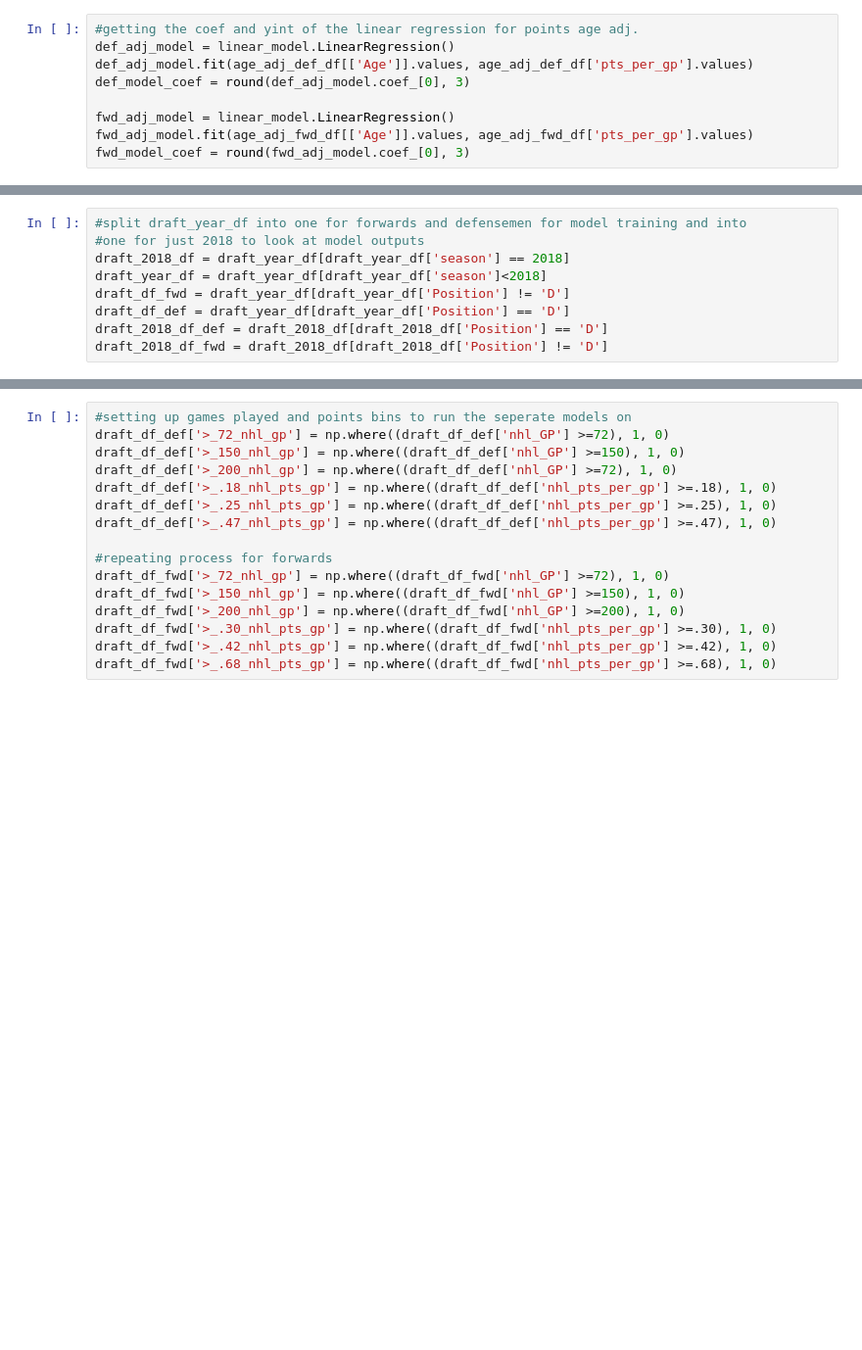
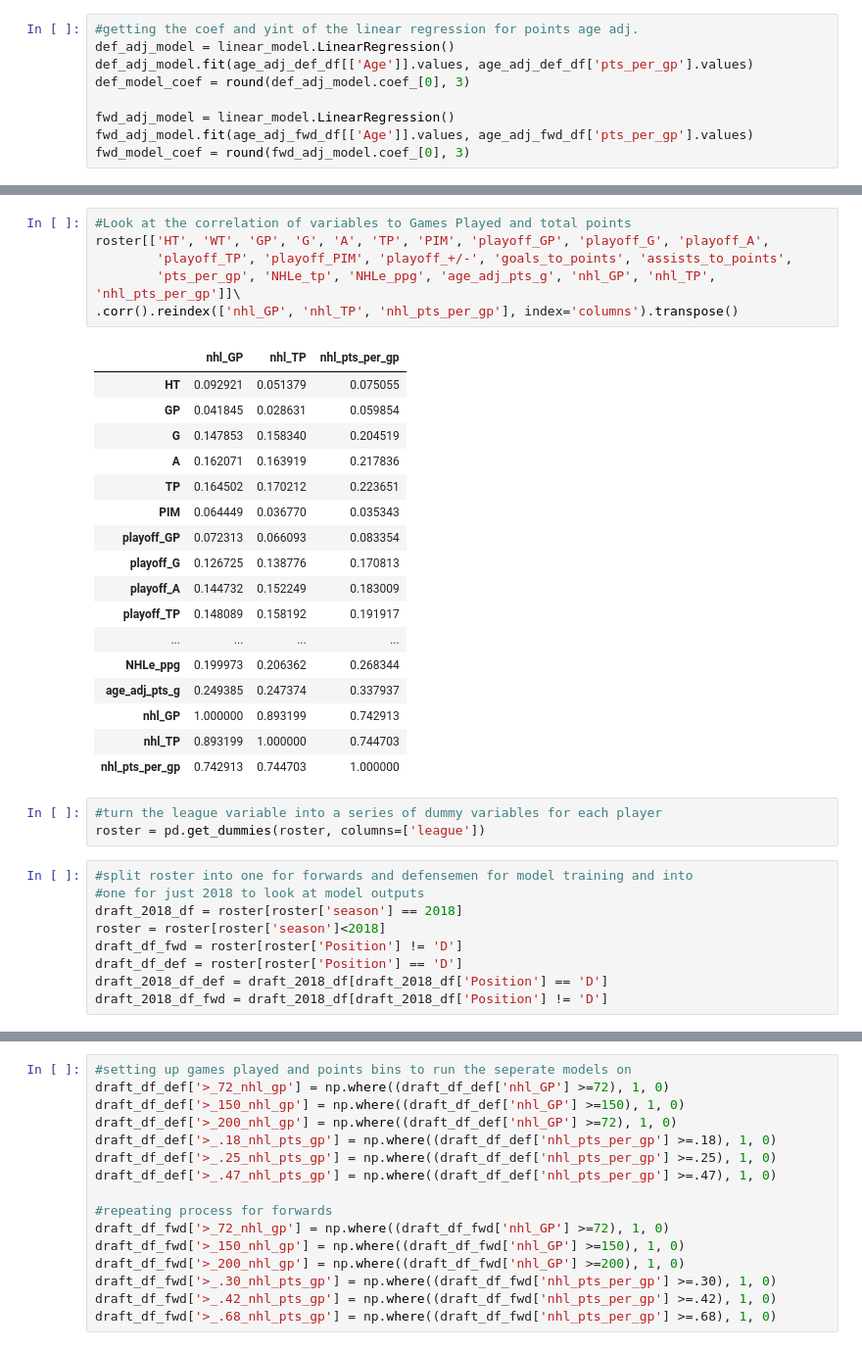
Before and after one commit to Schmoegurt/prospectmodel, a Jupyter notebook: Prospect Model.ipynb, the cells around one changed output, grey strips where cells are left out. Shown: that part at 98% size. Saved outputs shown, nothing was run; the diff lists cells and outputs as text; blank space fills up the shorter version.

```diff
--- a/Prospect Model.ipynb
+++ b/Prospect Model.ipynb
@@ -124,10 +130,37 @@ draft_year_df['nhl_pts_per_gp'] = draft_year_df['nhl_pts_per_gp'].fillna(value=0
+# %%
+#Look at the correlation of variables to Games Played and total points
+roster[['HT', 'WT', 'GP', 'G', 'A', 'TP', 'PIM', 'playoff_GP', 'playoff_G', 'playoff_A',
+        'playoff_TP', 'playoff_PIM', 'playoff_+/-', 'goals_to_points', 'assists_to_points',
+        'pts_per_gp', 'NHLe_tp', 'NHLe_ppg', 'age_adj_pts_g', 'nhl_GP', 'nhl_TP', 'nhl_pts_per_gp']]\
+.corr().reindex(['nhl_GP', 'nhl_TP', 'nhl_pts_per_gp'], index='columns').transpose()
+# %% [output]
+|  | nhl_GP | nhl_TP | nhl_pts_per_gp |
+| HT | 0.092921 | 0.051379 | 0.075055 |
+| GP | 0.041845 | 0.028631 | 0.059854 |
+| G | 0.147853 | 0.158340 | 0.204519 |
+| A | 0.162071 | 0.163919 | 0.217836 |
+| TP | 0.164502 | 0.170212 | 0.223651 |
+| PIM | 0.064449 | 0.036770 | 0.035343 |
+| playoff_GP | 0.072313 | 0.066093 | 0.083354 |
+| playoff_G | 0.126725 | 0.138776 | 0.170813 |
+| playoff_A | 0.144732 | 0.152249 | 0.183009 |
+| playoff_TP | 0.148089 | 0.158192 | 0.191917 |
+| ... | ... | ... | ... |
+| NHLe_ppg | 0.199973 | 0.206362 | 0.268344 |
+| age_adj_pts_g | 0.249385 | 0.247374 | 0.337937 |
+| nhl_GP | 1.000000 | 0.893199 | 0.742913 |
+| nhl_TP | 0.893199 | 1.000000 | 0.744703 |
+| nhl_pts_per_gp | 0.742913 | 0.744703 | 1.000000 |
+# %%
+#turn the league variable into a series of dummy variables for each player
+roster = pd.get_dummies(roster, columns=['league'])
 # %%
-#split draft_year_df into one for forwards and defensemen for model training and into
+#split roster into one for forwards and defensemen for model training and into
 #one for just 2018 to look at model outputs
-draft_2018_df = draft_year_df[draft_year_df['season'] == 2018]
-draft_year_df = draft_year_df[draft_year_df['season']<2018]
-draft_df_fwd = draft_year_df[draft_year_df['Position'] != 'D']
-draft_df_def = draft_year_df[draft_year_df['Position'] == 'D']
+draft_2018_df = roster[roster['season'] == 2018]
+roster = roster[roster['season']<2018]
+draft_df_fwd = roster[roster['Position'] != 'D']
+draft_df_def = roster[roster['Position'] == 'D']
 draft_2018_df_def = draft_2018_df[draft_2018_df['Position'] == 'D']
 draft_2018_df_fwd = draft_2018_df[draft_2018_df['Position'] != 'D']
 # %%
```
Also changed, not shown: parts of 128 cells of this notebook, 3 other files.
